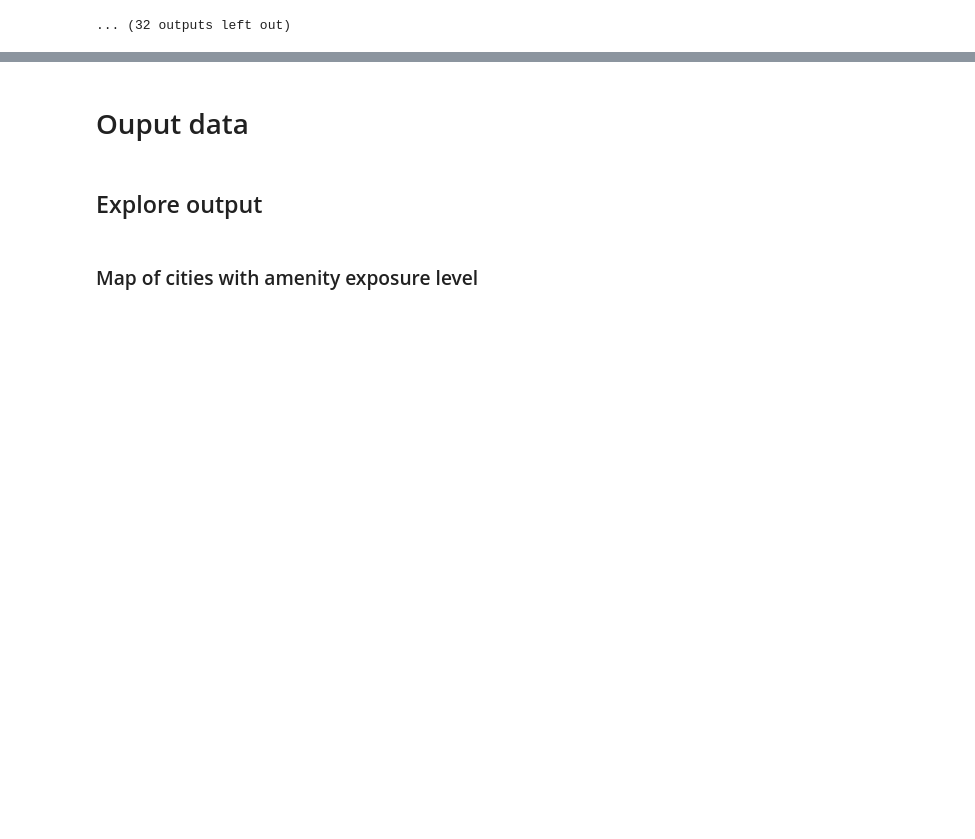
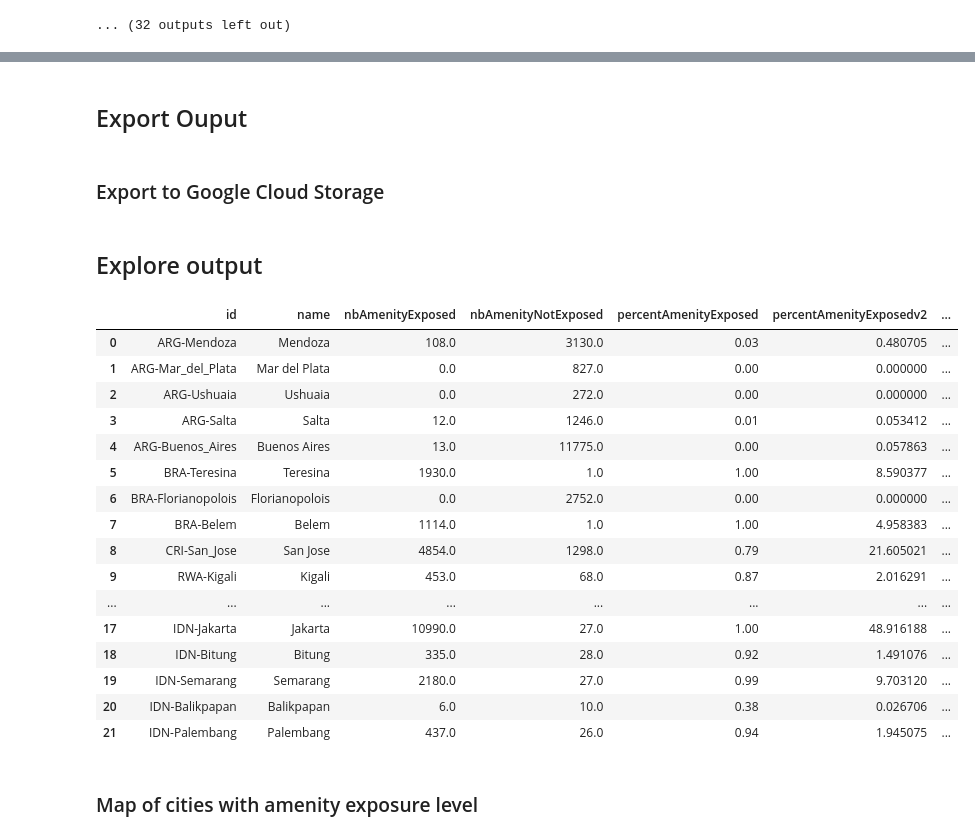
Before and after one commit to wri/cities-urbanshift, a Jupyter notebook: baseline-indicators/compute-exposure-amenity-lst.ipynb, the cells around one changed output, grey strips where cells are left out. Drawn from its saved outputs; the diff is of its cells as text; code cells hidden in the pictures; blank space fills up the shorter version.

```diff
--- a/baseline-indicators/compute-exposure-amenity-lst.ipynb
+++ b/baseline-indicators/compute-exposure-amenity-lst.ipynb
@@ -507,2 +496,4 @@ display(city_geo_indicators)
 # %% [markdown]
-# Ouput data
+## Export Ouput
+# %% [markdown]
+### Export to Google Cloud Storage
@@ -509,5 +512,26 @@ display(city_geo_indicators)
 # %% [markdown]
 ## Explore output
+# %%
+city_geo_indicators = gpd.read_file('https://storage.googleapis.com/urbanshift/city_baseline_indicators.geojson')
+display(city_geo_indicators)
+# %% [output]
+|  | id | name | nbAmenityExposed | nbAmenityNotExposed | percentAmenityExposed | percentAmenityExposedv2 | ... |
+| 0 | ARG-Mendoza | Mendoza | 108.0 | 3130.0 | 0.03 | 0.480705 | ... |
+| 1 | ARG-Mar_del_Plata | Mar del Plata | 0.0 | 827.0 | 0.00 | 0.000000 | ... |
+| 2 | ARG-Ushuaia | Ushuaia | 0.0 | 272.0 | 0.00 | 0.000000 | ... |
+| 3 | ARG-Salta | Salta | 12.0 | 1246.0 | 0.01 | 0.053412 | ... |
+| 4 | ARG-Buenos_Aires | Buenos Aires | 13.0 | 11775.0 | 0.00 | 0.057863 | ... |
+| 5 | BRA-Teresina | Teresina | 1930.0 | 1.0 | 1.00 | 8.590377 | ... |
+| 6 | BRA-Florianopolois | Florianopolois | 0.0 | 2752.0 | 0.00 | 0.000000 | ... |
+| 7 | BRA-Belem | Belem | 1114.0 | 1.0 | 1.00 | 4.958383 | ... |
+| 8 | CRI-San_Jose | San Jose | 4854.0 | 1298.0 | 0.79 | 21.605021 | ... |
+| 9 | RWA-Kigali | Kigali | 453.0 | 68.0 | 0.87 | 2.016291 | ... |
+| ... | ... | ... | ... | ... | ... | ... | ... |
+| 17 | IDN-Jakarta | Jakarta | 10990.0 | 27.0 | 1.00 | 48.916188 | ... |
+| 18 | IDN-Bitung | Bitung | 335.0 | 28.0 | 0.92 | 1.491076 | ... |
+| 19 | IDN-Semarang | Semarang | 2180.0 | 27.0 | 0.99 | 9.703120 | ... |
+| 20 | IDN-Balikpapan | Balikpapan | 6.0 | 10.0 | 0.38 | 0.026706 | ... |
+| 21 | IDN-Palembang | Palembang | 437.0 | 26.0 | 0.94 | 1.945075 | ... |
 # %% [markdown]
 ### Map of cities with amenity exposure level
 # %%
```
Also changed, not shown: parts of 28 cells of this notebook.
